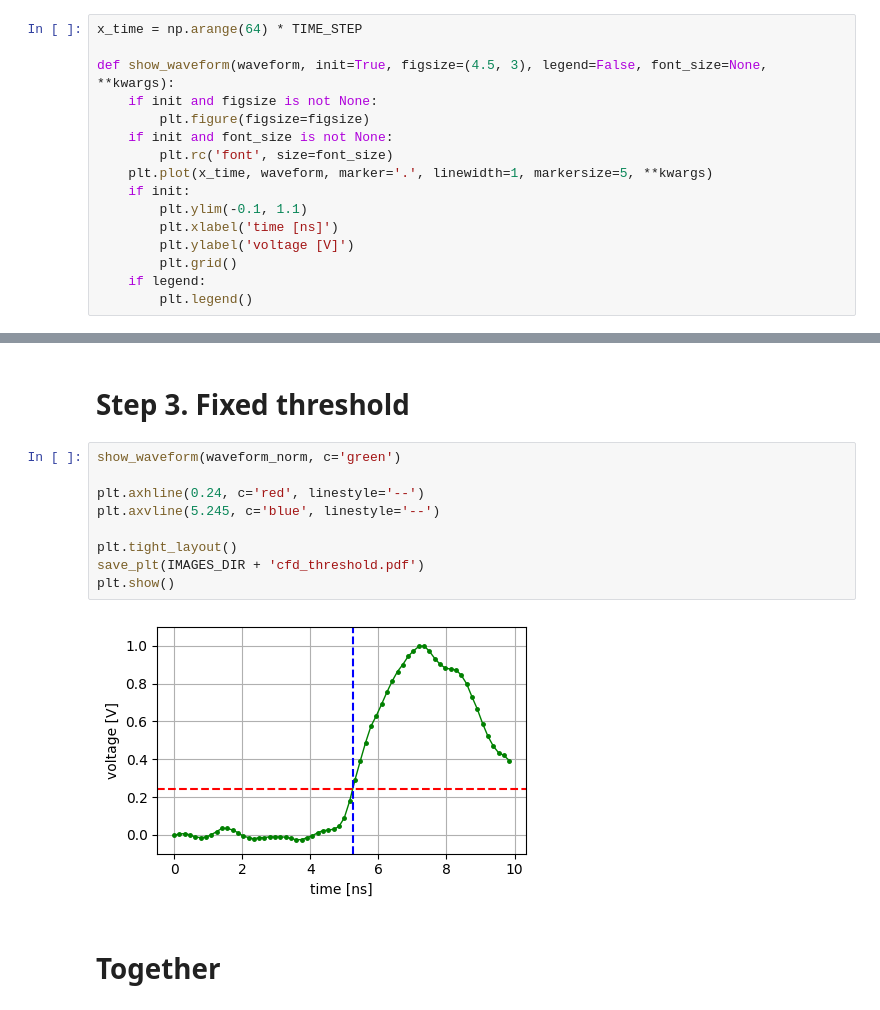
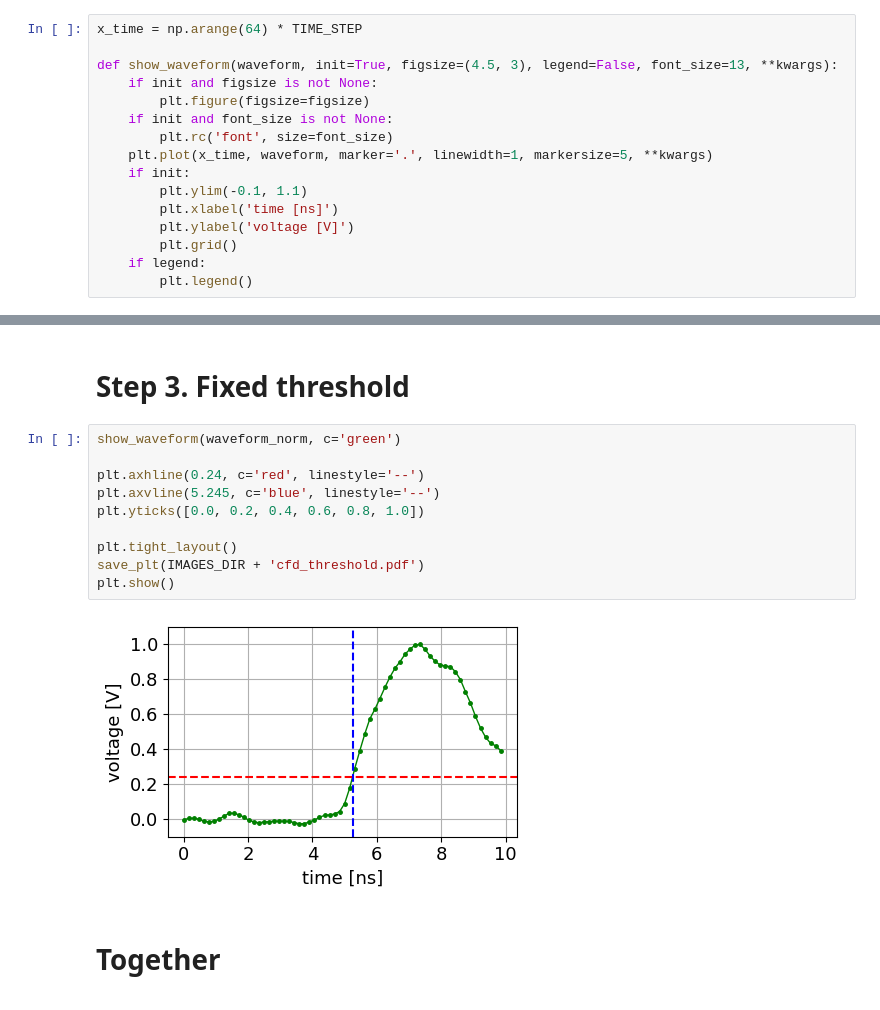
Before and after one commit to MatiXOfficial/pps-diamond-time-measurement, a Jupyter notebook: notebooks/cfd_tests/visualisation.ipynb, the cells around one changed output, grey strips where cells are left out. Saved outputs shown, nothing was run; the diff lists cells and outputs as text.

```diff
--- a/notebooks/cfd_tests/visualisation.ipynb
+++ b/notebooks/cfd_tests/visualisation.ipynb
@@ -31,7 +31,7 @@ N_BASELINE = 20
 # %%
 x_time = np.arange(64) * TIME_STEP
 
-def show_waveform(waveform, init=True, figsize=(4.5, 3), legend=False, font_size=None, **kwargs):
+def show_waveform(waveform, init=True, figsize=(4.5, 3), legend=False, font_size=13, **kwargs):
     if init and figsize is not None:
         plt.figure(figsize=figsize)
     if init and font_size is not None:
@@ -88,14 +88,15 @@ plt.show()
 # %%
 show_waveform(waveform_norm, c='green')
 
 plt.axhline(0.24, c='red', linestyle='--')
 plt.axvline(5.245, c='blue', linestyle='--')
+plt.yticks([0.0, 0.2, 0.4, 0.6, 0.8, 1.0])
 
 plt.tight_layout()
 save_plt(IMAGES_DIR + 'cfd_threshold.pdf')
 plt.show()
 # %% [output]
-[figure, old version]
+[figure, new version]
 # %% [markdown]
 # Together
 # %%
```
Also changed, not shown: parts of 5 cells of this notebook, 2 other files.
